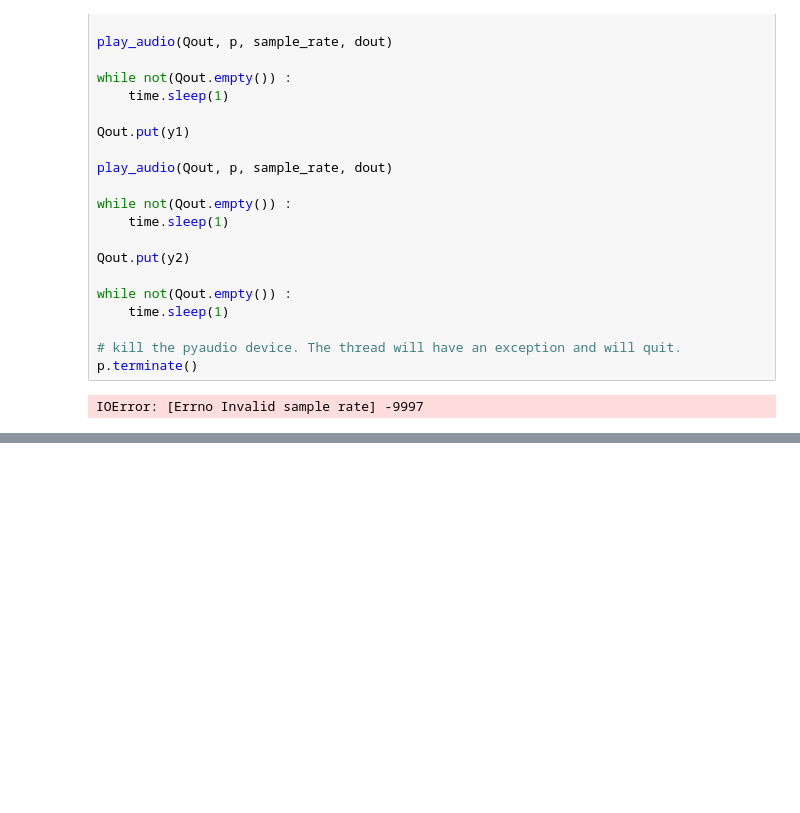
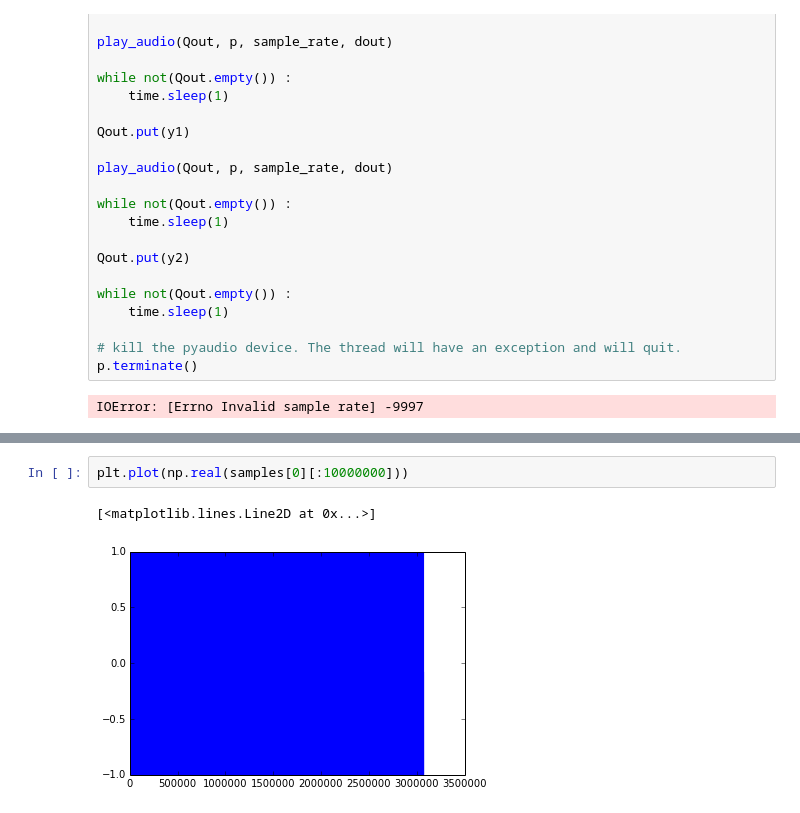
Before and after one commit to auroracramer/phasedarraylocalization, a Jupyter notebook: Testing SDR Sampling.ipynb, the cells around one changed output, grey strips where cells are left out. Saved outputs shown, nothing was run; the diff lists cells and outputs as text; blank space fills up the shorter version.

```diff
--- a/Testing SDR Sampling.ipynb
+++ b/Testing SDR Sampling.ipynb
@@ -266,0 +296,5 @@ IOError: [Errno Invalid sample rate] -9997
+# %%
+plt.plot(np.real(samples[0][:10000000]))
+# %% [output]
+[<matplotlib.lines.Line2D at 0x...>]
+[figure, added]
```
Also changed, not shown: parts of 5 cells of this notebook, 1 other file.
